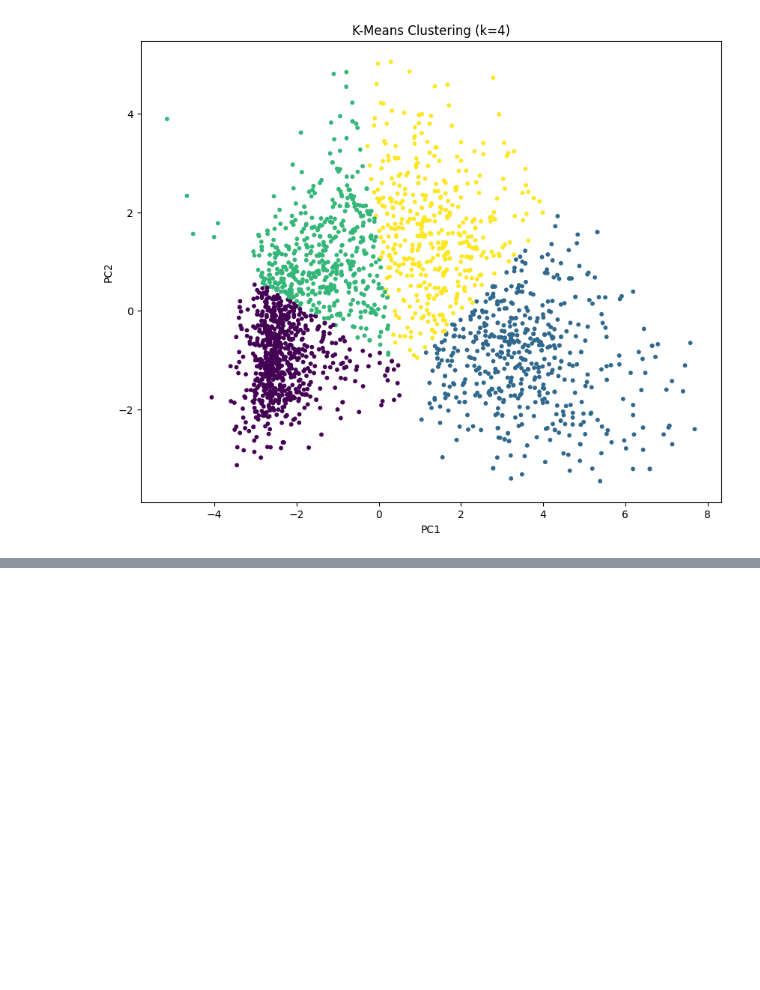
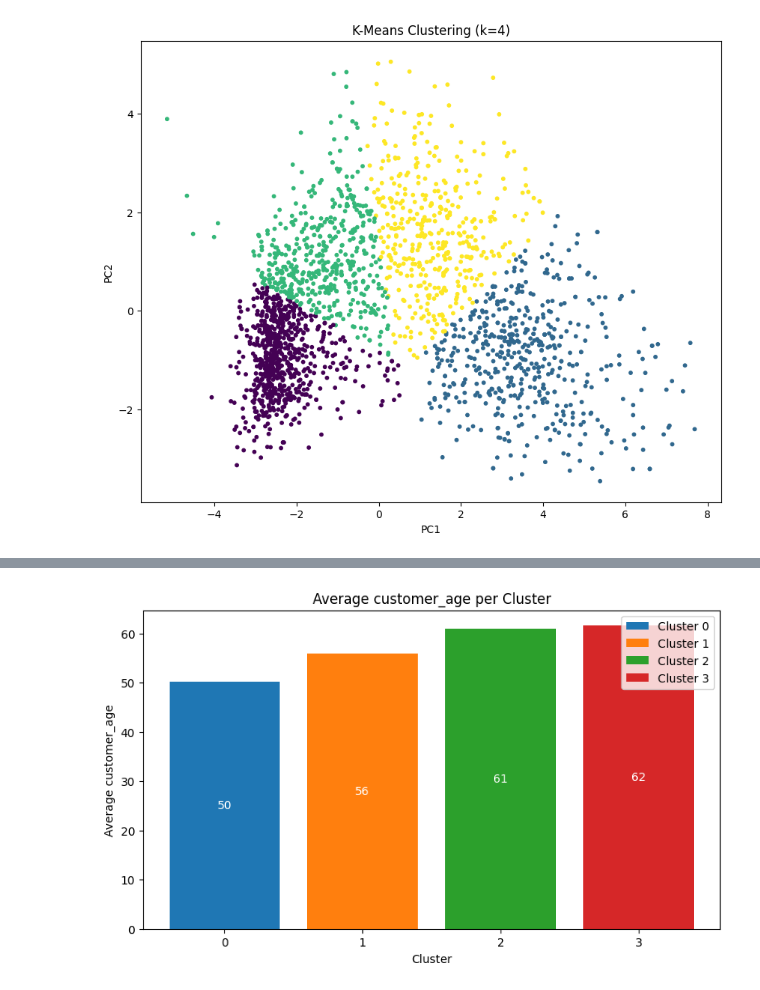
Before and after one commit to plamensve/k-means-clustering, a Jupyter notebook: 02_exaples.ipynb, the cells around one changed output, grey strips where cells are left out. Drawn from its saved outputs; the diff is of its cells as text; code cells hidden in the pictures; blank space fills up the shorter version.

Commit message:
ADD: cluster profiling

```diff
--- a/02_exaples.ipynb
+++ b/02_exaples.ipynb
@@ -327,0 +332,3 @@ plt.show()
+# %%
+cluster_profiling = pd.concat([CUSTOMER_ID, df], axis=1)
+cluster_profiling
@@ -327,0 +349,2 @@ plt.show()
+# %%
+profile_mean = cluster_profiling.groupby('cluster').mean()
@@ -327,0 +361,27 @@ plt.show()
+# %%
+def cluster_profile(dataset, feature):
+    plt.figure(figsize=(9, 5))
+
+    for cluster in dataset.index:
+        value = dataset.loc[cluster, feature]
+
+        plt.bar(cluster, value, label=f'Cluster {cluster}')
+
+        plt.text(cluster,
+                 value / 2,
+                 f'{value:.0f}',
+                 ha='center',
+                 va='center',
+                 color='white',
+                 fontsize=10)
+
+    plt.xlabel('Cluster')
+    plt.ylabel(f'Average {feature}')
+    plt.title(f'Average {feature} per Cluster')
+    plt.xticks(dataset.index)
+    plt.legend()
+    plt.show()
+# %%
+cluster_profile(profile_mean, 'customer_age')
+# %% [output]
+[figure, added]
```
Also changed, not shown: parts of 5 cells of this notebook.
